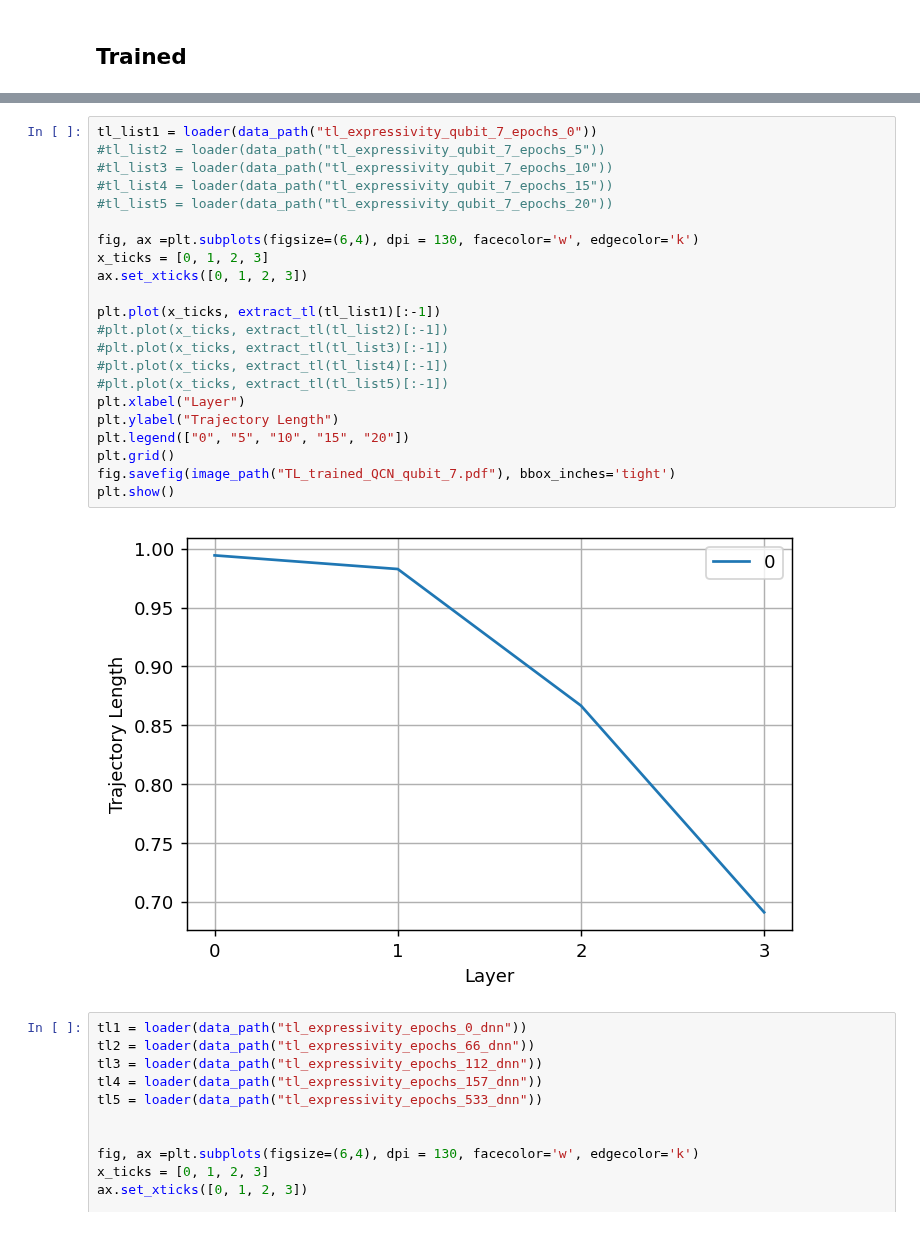
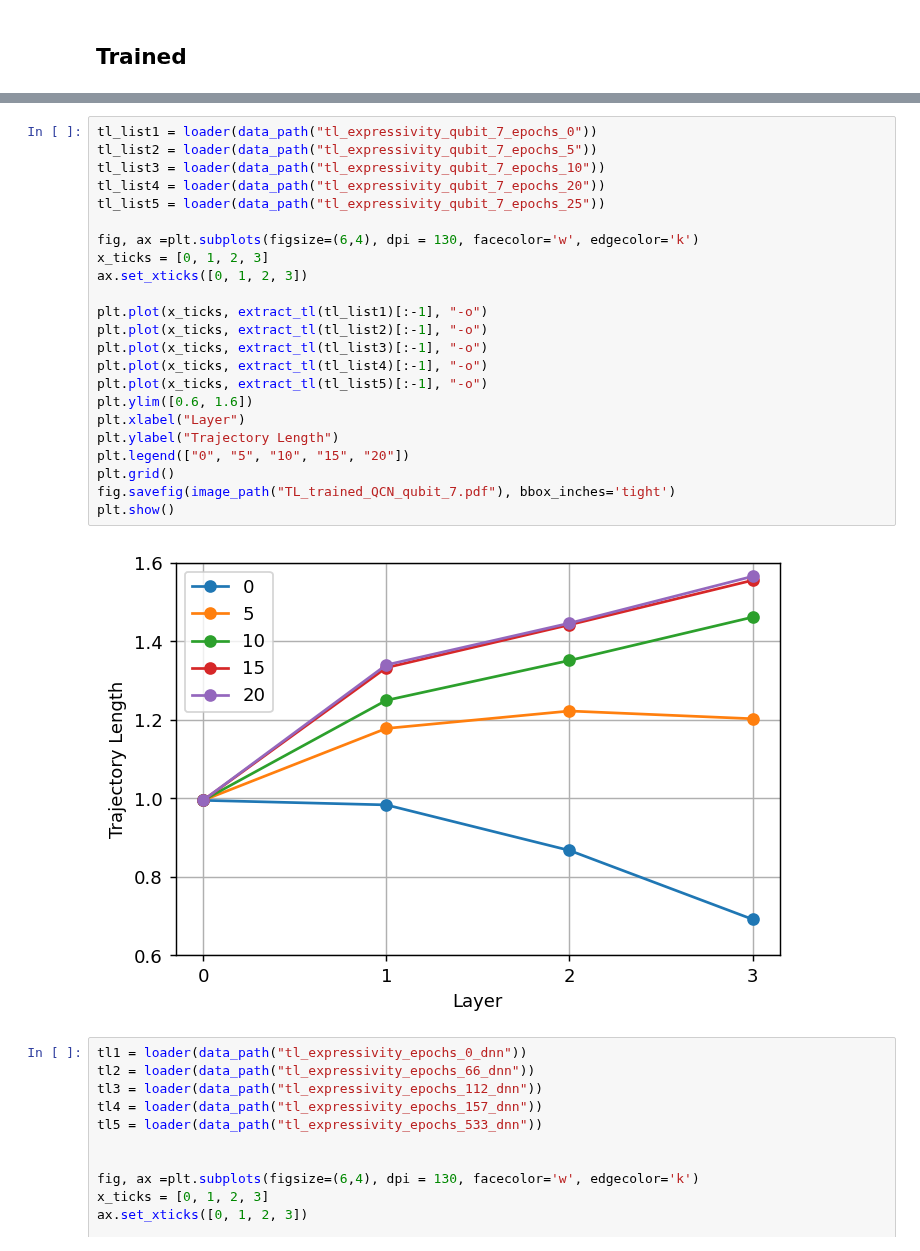
Before and after one commit to KristianWold/Master-Thesis, a Jupyter notebook: notebooks/analysis/Expressivity and Stability.ipynb, the cells around one changed output, grey strips where cells are left out. Saved outputs shown, nothing was run; the diff lists cells and outputs as text.

Commit message:
Add new plots on trained expressivity

```diff
--- a/notebooks/analysis/Expressivity and Stability.ipynb
+++ b/notebooks/analysis/Expressivity and Stability.ipynb
@@ -141,27 +139,28 @@ plt.show()
 # %%
 tl_list1 = loader(data_path("tl_expressivity_qubit_7_epochs_0"))
-#tl_list2 = loader(data_path("tl_expressivity_qubit_7_epochs_5"))
-#tl_list3 = loader(data_path("tl_expressivity_qubit_7_epochs_10"))
-#tl_list4 = loader(data_path("tl_expressivity_qubit_7_epochs_15"))
-#tl_list5 = loader(data_path("tl_expressivity_qubit_7_epochs_20"))
+tl_list2 = loader(data_path("tl_expressivity_qubit_7_epochs_5"))
+tl_list3 = loader(data_path("tl_expressivity_qubit_7_epochs_10"))
+tl_list4 = loader(data_path("tl_expressivity_qubit_7_epochs_20"))
+tl_list5 = loader(data_path("tl_expressivity_qubit_7_epochs_25"))
 
 fig, ax =plt.subplots(figsize=(6,4), dpi = 130, facecolor='w', edgecolor='k')
 x_ticks = [0, 1, 2, 3]
 ax.set_xticks([0, 1, 2, 3])
 
-plt.plot(x_ticks, extract_tl(tl_list1)[:-1])
-#plt.plot(x_ticks, extract_tl(tl_list2)[:-1])
-#plt.plot(x_ticks, extract_tl(tl_list3)[:-1])
-#plt.plot(x_ticks, extract_tl(tl_list4)[:-1])
-#plt.plot(x_ticks, extract_tl(tl_list5)[:-1])
+plt.plot(x_ticks, extract_tl(tl_list1)[:-1], "-o")
+plt.plot(x_ticks, extract_tl(tl_list2)[:-1], "-o")
+plt.plot(x_ticks, extract_tl(tl_list3)[:-1], "-o")
+plt.plot(x_ticks, extract_tl(tl_list4)[:-1], "-o")
+plt.plot(x_ticks, extract_tl(tl_list5)[:-1], "-o")
+plt.ylim([0.6, 1.6])
 plt.xlabel("Layer")
 plt.ylabel("Trajectory Length")
 plt.legend(["0", "5", "10", "15", "20"])
 plt.grid()
 fig.savefig(image_path("TL_trained_QCN_qubit_7.pdf"), bbox_inches='tight')
 plt.show()
 # %% [output]
-[figure, old version]
+[figure, new version]
 # %%
 tl1 = loader(data_path("tl_expressivity_epochs_0_dnn"))
 tl2 = loader(data_path("tl_expressivity_epochs_66_dnn"))
```
Also changed, not shown: parts of 5 cells of this notebook, 29 other files.
